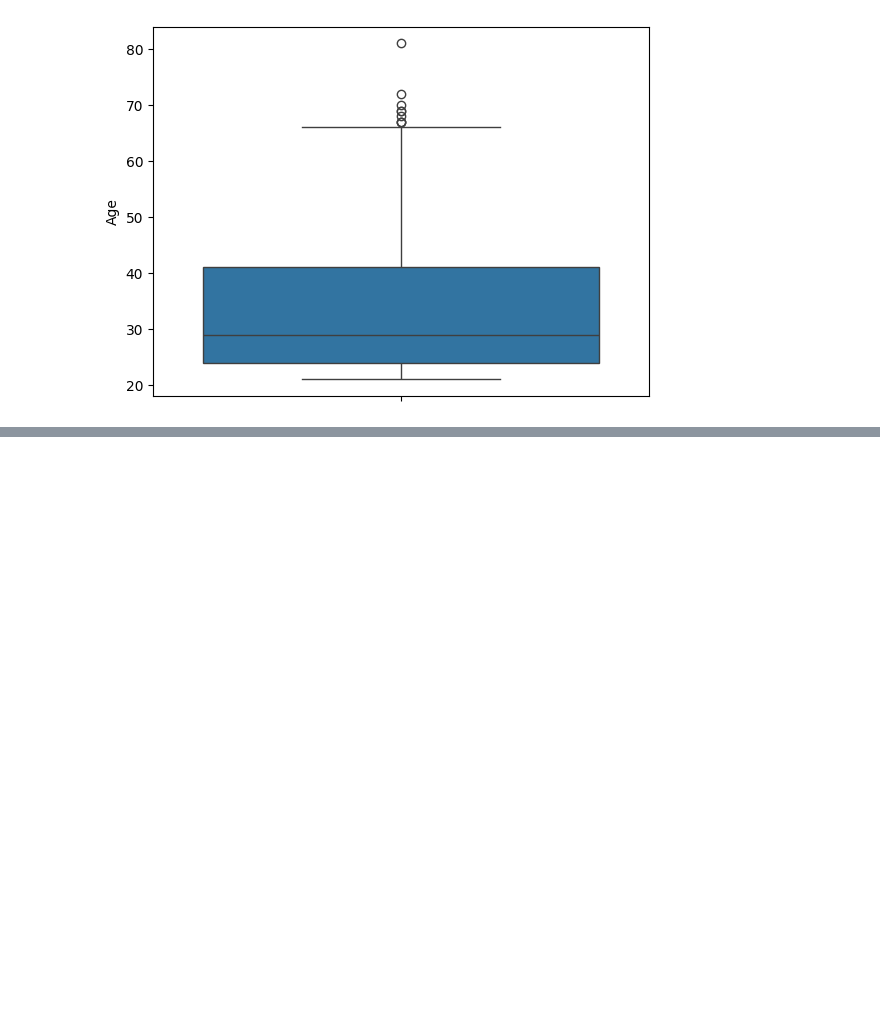
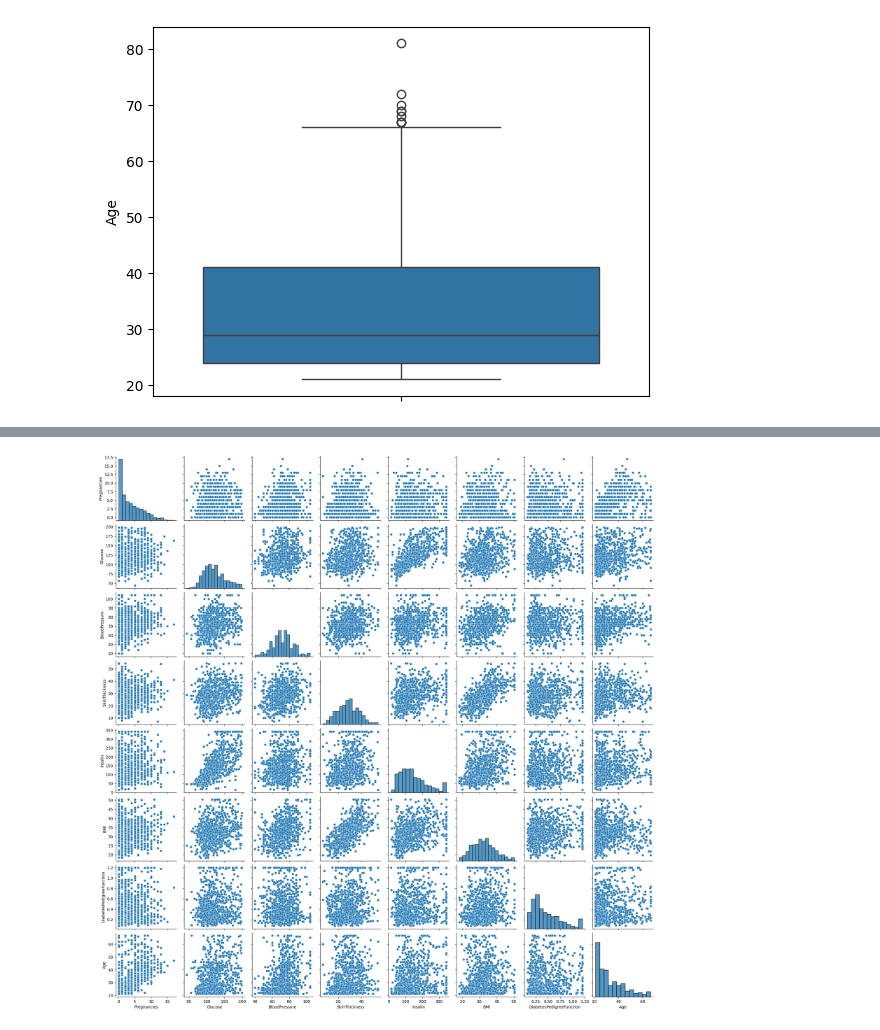
Before and after one commit to elmhmmd/Analyse-et-Pr-diction-du-Risque-de-Diab-te, a Jupyter notebook: Diabetes.ipynb, the cells around one changed output, grey strips where cells are left out. Saved outputs shown, nothing was run; the diff lists cells and outputs as text; code cells hidden in the pictures; blank space fills up the shorter version.

```diff
--- a/Diabetes.ipynb
+++ b/Diabetes.ipynb
@@ -199,0 +218,5 @@ for col in columns_to_cap:
+# %%
+sns.pairplot(df_capped)
+plt.show()
+# %% [output]
+[figure, added]
```
Also changed, not shown: parts of 2 cells of this notebook.
